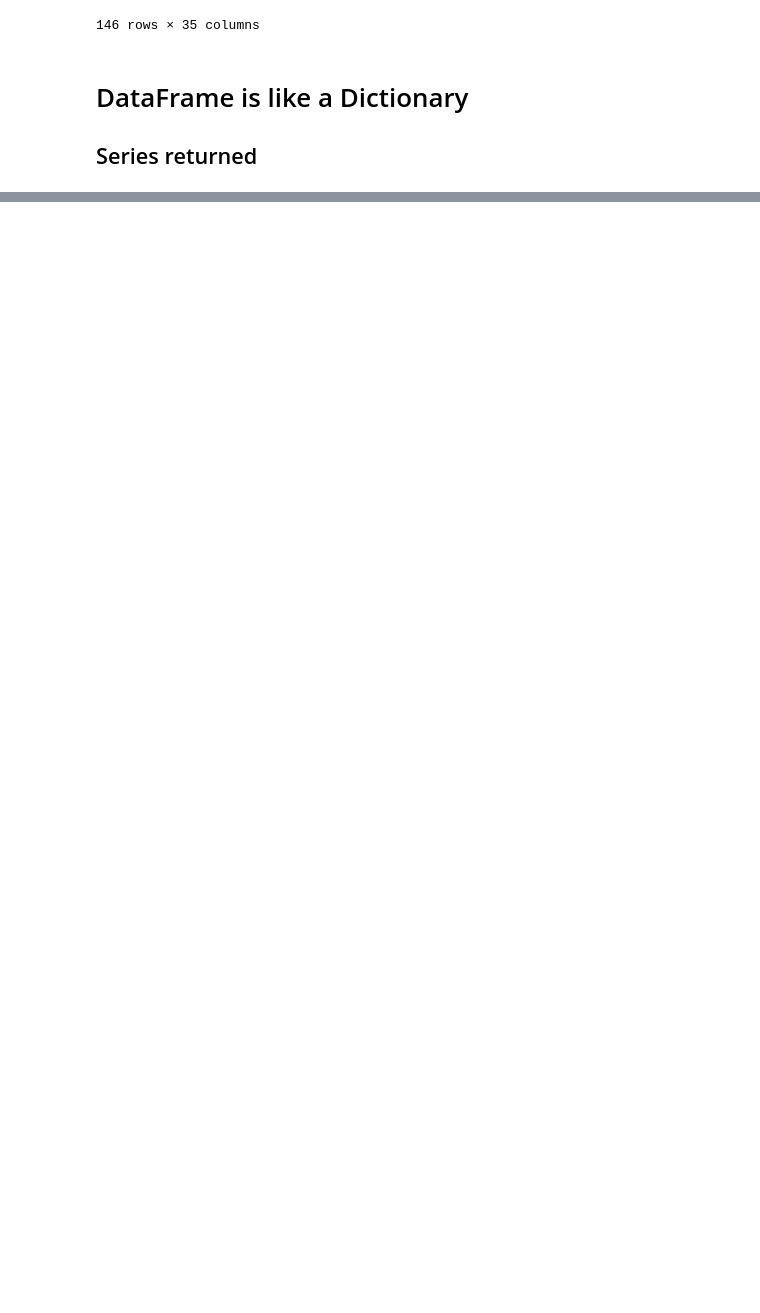
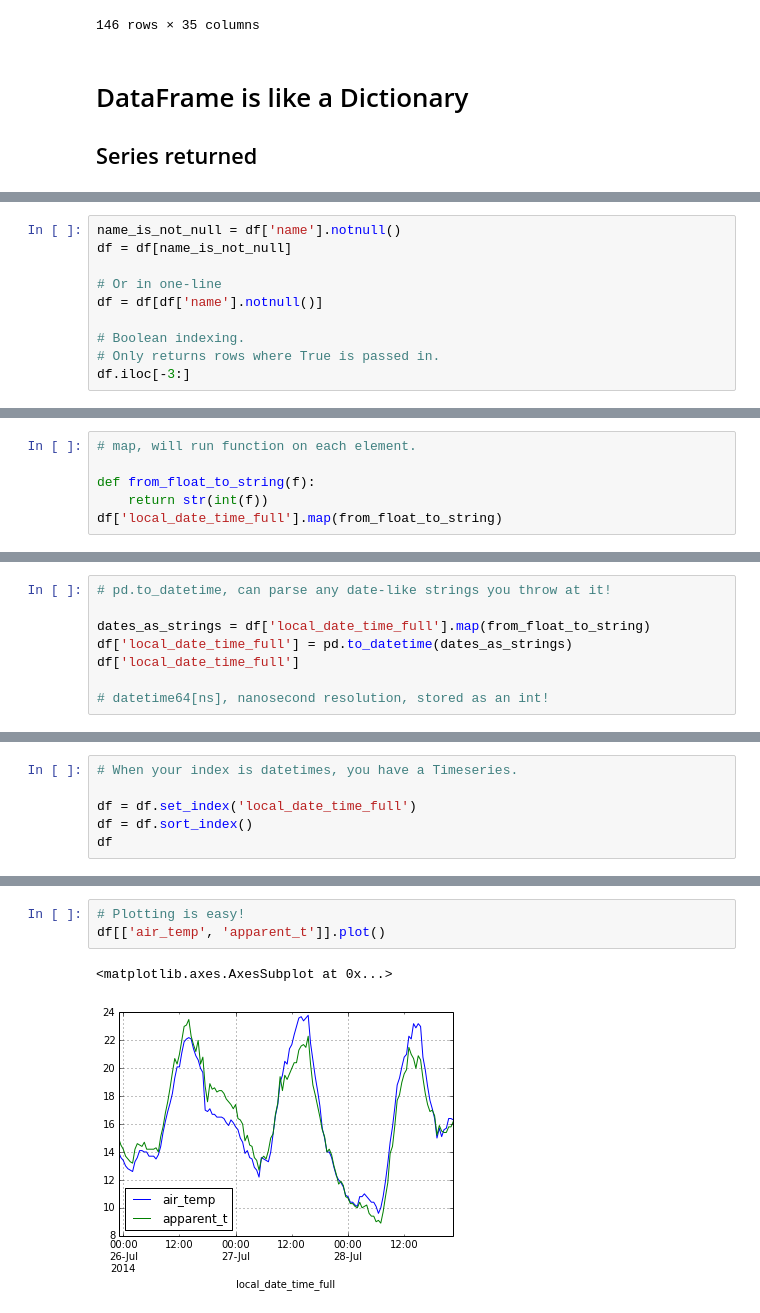
Before and after one commit to lexual/2014-PyConAU-Pandas-talk, a Jupyter notebook: slides.ipynb, the cells around one changed output, grey strips where cells are left out. Cells and saved outputs as stored; diff of their text form; blank space fills up the shorter version.

```diff
--- a/slides.ipynb
+++ b/slides.ipynb
@@ -107,0 +348,10 @@ df
+# %%
+name_is_not_null = df['name'].notnull()
+df = df[name_is_not_null]
+
+# Or in one-line
+df = df[df['name'].notnull()]
+
+# Boolean indexing.
+# Only returns rows where True is passed in.
+df.iloc[-3:]
@@ -107,0 +406,6 @@ df
+# %%
+# map, will run function on each element.
+
+def from_float_to_string(f):
+    return str(int(f))
+df['local_date_time_full'].map(from_float_to_string)
@@ -107,0 +430,8 @@ df
+# %%
+# pd.to_datetime, can parse any date-like strings you throw at it!
+
+dates_as_strings = df['local_date_time_full'].map(from_float_to_string)
+df['local_date_time_full'] = pd.to_datetime(dates_as_strings)
+df['local_date_time_full']
+
+# datetime64[ns], nanosecond resolution, stored as an int!
@@ -107,0 +479,6 @@ df
+# %%
+# When your index is datetimes, you have a Timeseries.
+
+df = df.set_index('local_date_time_full')
+df = df.sort_index()
+df
@@ -107,0 +526,6 @@ df
+# %%
+# Plotting is easy!
+df[['air_temp', 'apparent_t']].plot()
+# %% [output]
+<matplotlib.axes.AxesSubplot at 0x...>
+[figure, added]
```
Also changed, not shown: parts of 52 cells of this notebook, 4 other files.
